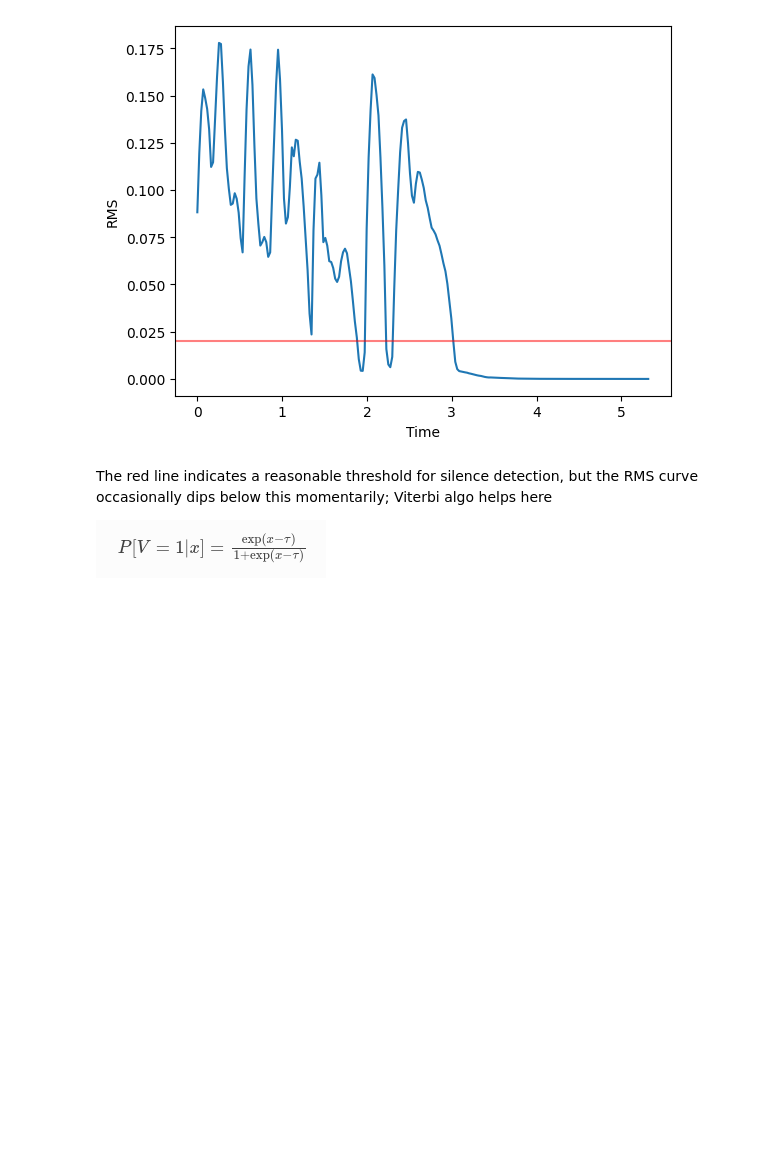
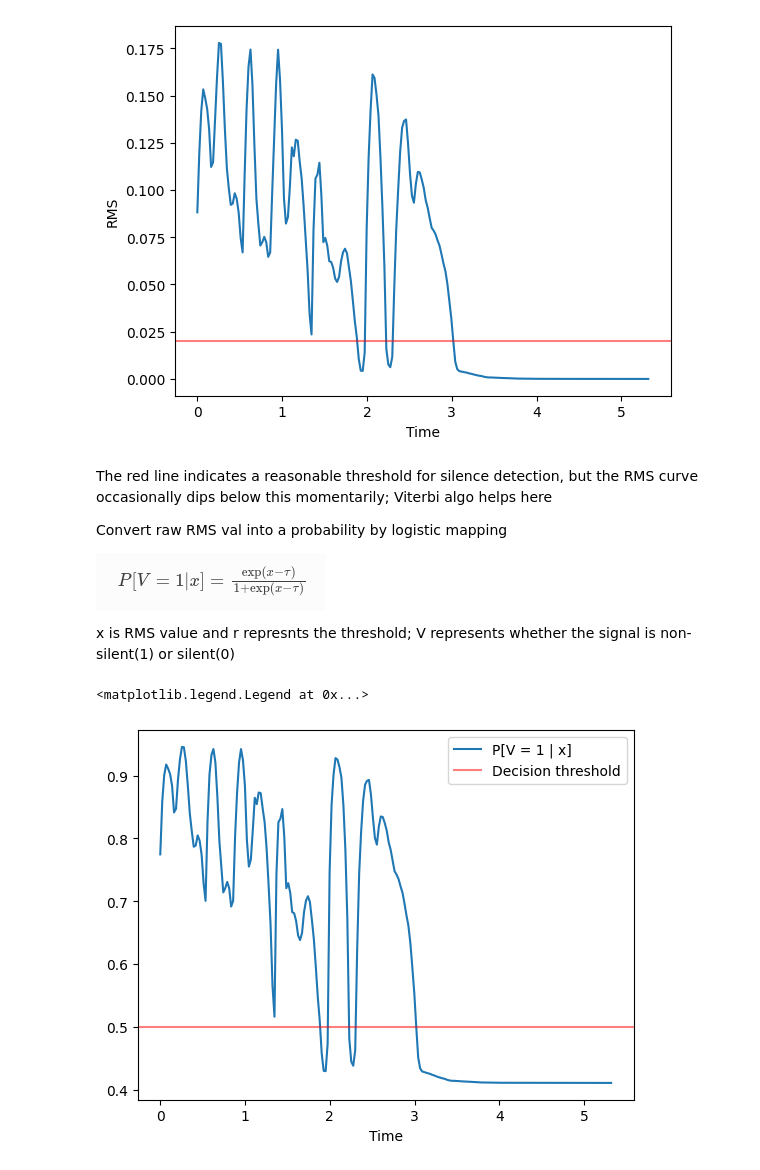
Before and after one commit to lokeshllkumar/audio-analysis-learning, a Jupyter notebook: examples/viterbi_decoding.ipynb, the cells around one changed output. Drawn from its saved outputs; the diff is of its cells as text; code cells hidden in the pictures; blank space fills up the shorter version.

```diff
--- a/examples/viterbi_decoding.ipynb
+++ b/examples/viterbi_decoding.ipynb
@@ -31,4 +31,24 @@ ax.set(xlabel = 'Time', ylabel = 'RMS')
 # %% [markdown]
 The red line indicates a reasonable threshold for silence detection, but the RMS curve occasionally dips below this momentarily; Viterbi algo helps here
 
+Convert raw RMS val into a probability by logistic mapping
+
 ![Screenshot from 2024-05-21 16-49-59.png](<attachment:Screenshot from 2024-05-21 16-49-59.png>)
+
+x is RMS value and r represnts the threshold; V represents whether the signal is non-silent(1) or silent(0)
+# %%
+# normalizing the RMS its standard deviation to expand the range of the probability vector
+
+r_normalized = (rms - 0.02) / np.std(rms)
+p = np.exp(r_normalized) / (1 + np.exp(r_normalized))
+
+fig, ax = plt.subplots()
+ax.plot(times, p, label = 'P[V = 1 | x]')
+ax.axhline(0.5, color = 'r', alpha = 0.5, label = 'Decision threshold')
+ax.set(xlabel = 'Time')
+ax.legend()
+
+# threshold shifted to 0.5
+# %% [output]
+<matplotlib.legend.Legend at 0x...>
+[figure, added]
```
Also changed, not shown: parts of 4 cells of this notebook, 1 other file.
